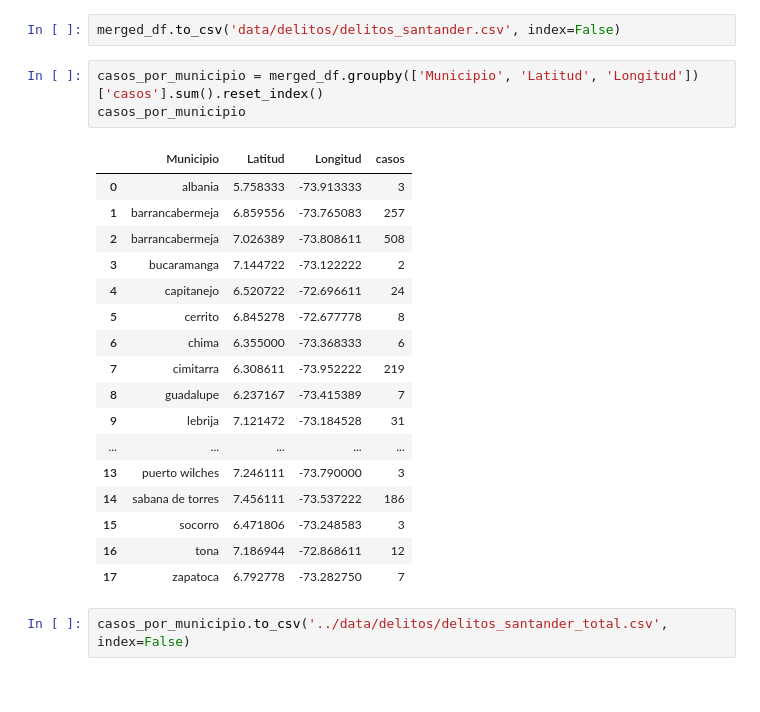
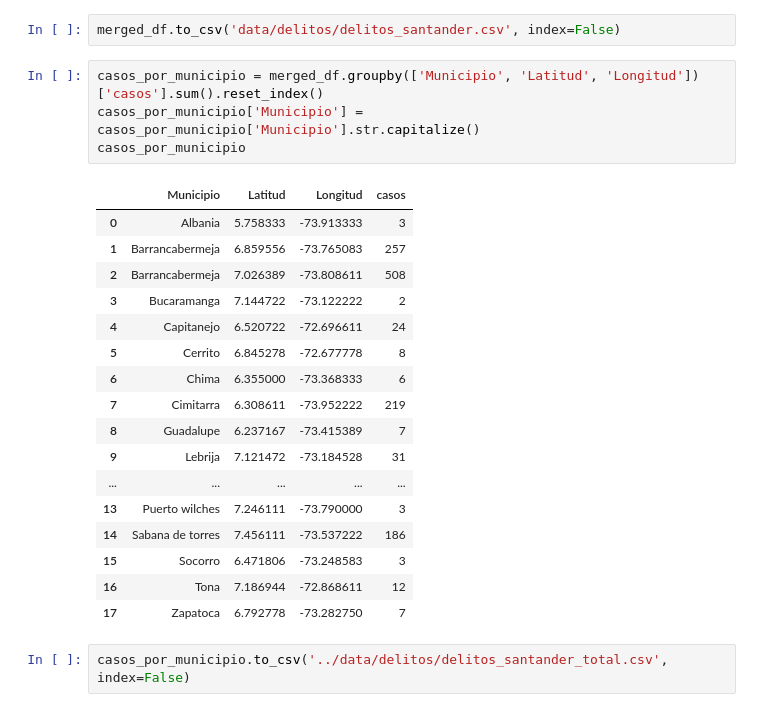
Before and after one commit to leonsuarez24/FIRENET, a Jupyter notebook: notebooks/delitos.ipynb, the cells around one changed output. Cells and saved outputs as stored; diff of their text form.

```diff
--- a/notebooks/delitos.ipynb
+++ b/notebooks/delitos.ipynb
@@ -150,25 +150,26 @@ merged_df
 merged_df.to_csv('data/delitos/delitos_santander.csv', index=False)
 # %%
 casos_por_municipio = merged_df.groupby(['Municipio', 'Latitud', 'Longitud'])['casos'].sum().reset_index()
+casos_por_municipio['Municipio'] = casos_por_municipio['Municipio'].str.capitalize()
 casos_por_municipio
 # %% [output]
 |  | Municipio | Latitud | Longitud | casos |
-| 0 | albania | 5.758333 | -73.913333 | 3 |
-| 1 | barrancabermeja | 6.859556 | -73.765083 | 257 |
-| 2 | barrancabermeja | 7.026389 | -73.808611 | 508 |
-| 3 | bucaramanga | 7.144722 | -73.122222 | 2 |
-| 4 | capitanejo | 6.520722 | -72.696611 | 24 |
-| 5 | cerrito | 6.845278 | -72.677778 | 8 |
-| 6 | chima | 6.355000 | -73.368333 | 6 |
-| 7 | cimitarra | 6.308611 | -73.952222 | 219 |
-| 8 | guadalupe | 6.237167 | -73.415389 | 7 |
-| 9 | lebrija | 7.121472 | -73.184528 | 31 |
+| 0 | Albania | 5.758333 | -73.913333 | 3 |
+| 1 | Barrancabermeja | 6.859556 | -73.765083 | 257 |
+| 2 | Barrancabermeja | 7.026389 | -73.808611 | 508 |
+| 3 | Bucaramanga | 7.144722 | -73.122222 | 2 |
+| 4 | Capitanejo | 6.520722 | -72.696611 | 24 |
+| 5 | Cerrito | 6.845278 | -72.677778 | 8 |
+| 6 | Chima | 6.355000 | -73.368333 | 6 |
+| 7 | Cimitarra | 6.308611 | -73.952222 | 219 |
+| 8 | Guadalupe | 6.237167 | -73.415389 | 7 |
+| 9 | Lebrija | 7.121472 | -73.184528 | 31 |
 | ... | ... | ... | ... | ... |
-| 13 | puerto wilches | 7.246111 | -73.790000 | 3 |
-| 14 | sabana de torres | 7.456111 | -73.537222 | 186 |
-| 15 | socorro | 6.471806 | -73.248583 | 3 |
-| 16 | tona | 7.186944 | -72.868611 | 12 |
-| 17 | zapatoca | 6.792778 | -73.282750 | 7 |
+| 13 | Puerto wilches | 7.246111 | -73.790000 | 3 |
+| 14 | Sabana de torres | 7.456111 | -73.537222 | 186 |
+| 15 | Socorro | 6.471806 | -73.248583 | 3 |
+| 16 | Tona | 7.186944 | -72.868611 | 12 |
+| 17 | Zapatoca | 6.792778 | -73.282750 | 7 |
 # %%
 casos_por_municipio.to_csv('../data/delitos/delitos_santander_total.csv', index=False)
 # %%
```
Also changed, not shown: parts of 1 cell of this notebook.
